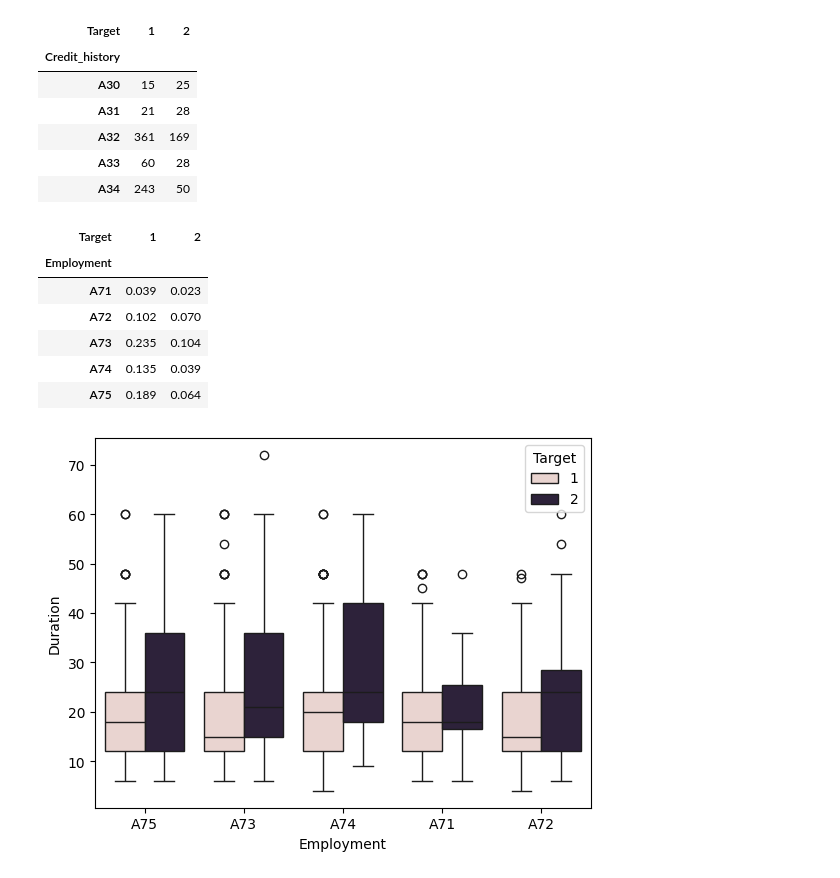
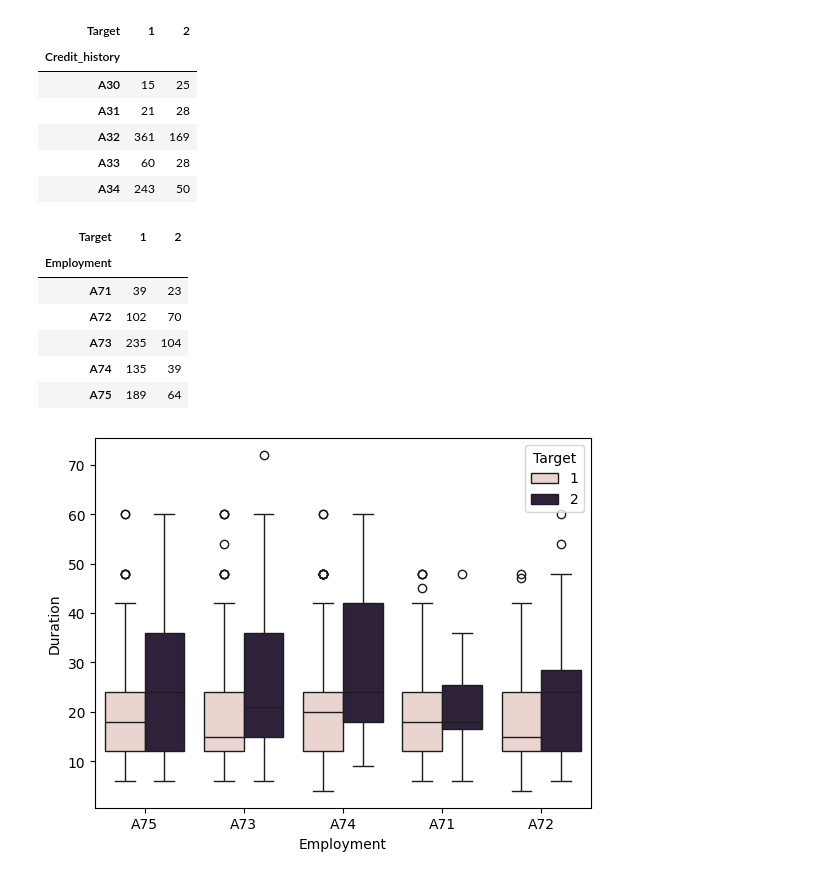
Before and after one commit to maylonleoncio/Credit-Risk, a Jupyter notebook: analysis_risk.ipynb, the cells around one changed output. Drawn from its saved outputs; the diff is of its cells as text; code cells hidden in the pictures.

```diff
--- a/analysis_risk.ipynb
+++ b/analysis_risk.ipynb
@@ -117,15 +117,15 @@ pd.crosstab(credit.Credit_history, credit.Target)
 | A33 | 60 | 28 |
 | A34 | 243 | 50 |
 # %%
-pd.crosstab(credit.Employment, credit.Target )/credit.shape[0]
+pd.crosstab(credit.Employment, credit.Target )
 # %% [output]
 | Target | 1 | 2 |
 | Employment |  |  |
-| A71 | 0.039 | 0.023 |
-| A72 | 0.102 | 0.070 |
-| A73 | 0.235 | 0.104 |
-| A74 | 0.135 | 0.039 |
-| A75 | 0.189 | 0.064 |
+| A71 | 39 | 23 |
+| A72 | 102 | 70 |
+| A73 | 235 | 104 |
+| A74 | 135 | 39 |
+| A75 | 189 | 64 |
 # %%
 sns.boxplot(x='Employment', y='Duration', hue='Target', data=credit)
 plt.show()
```
